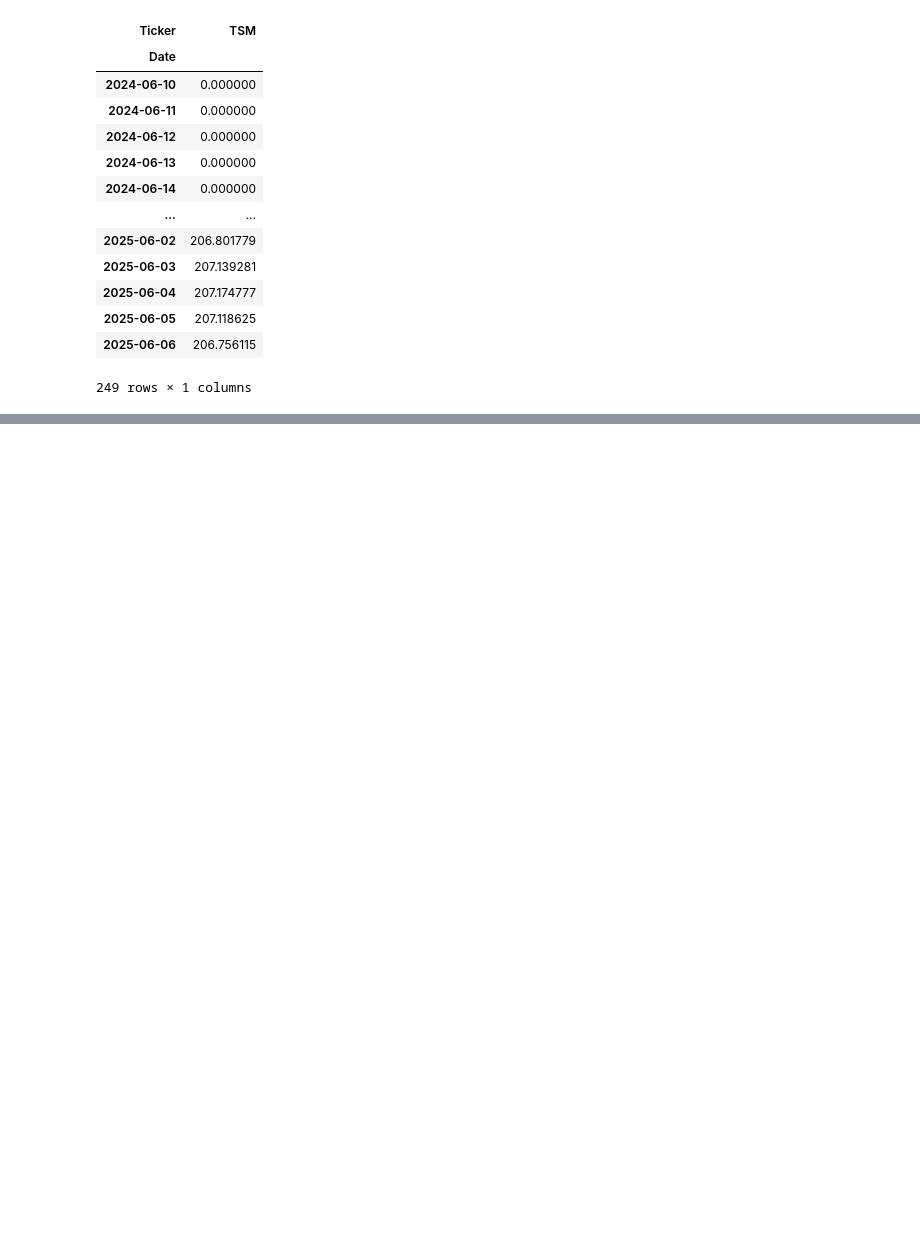
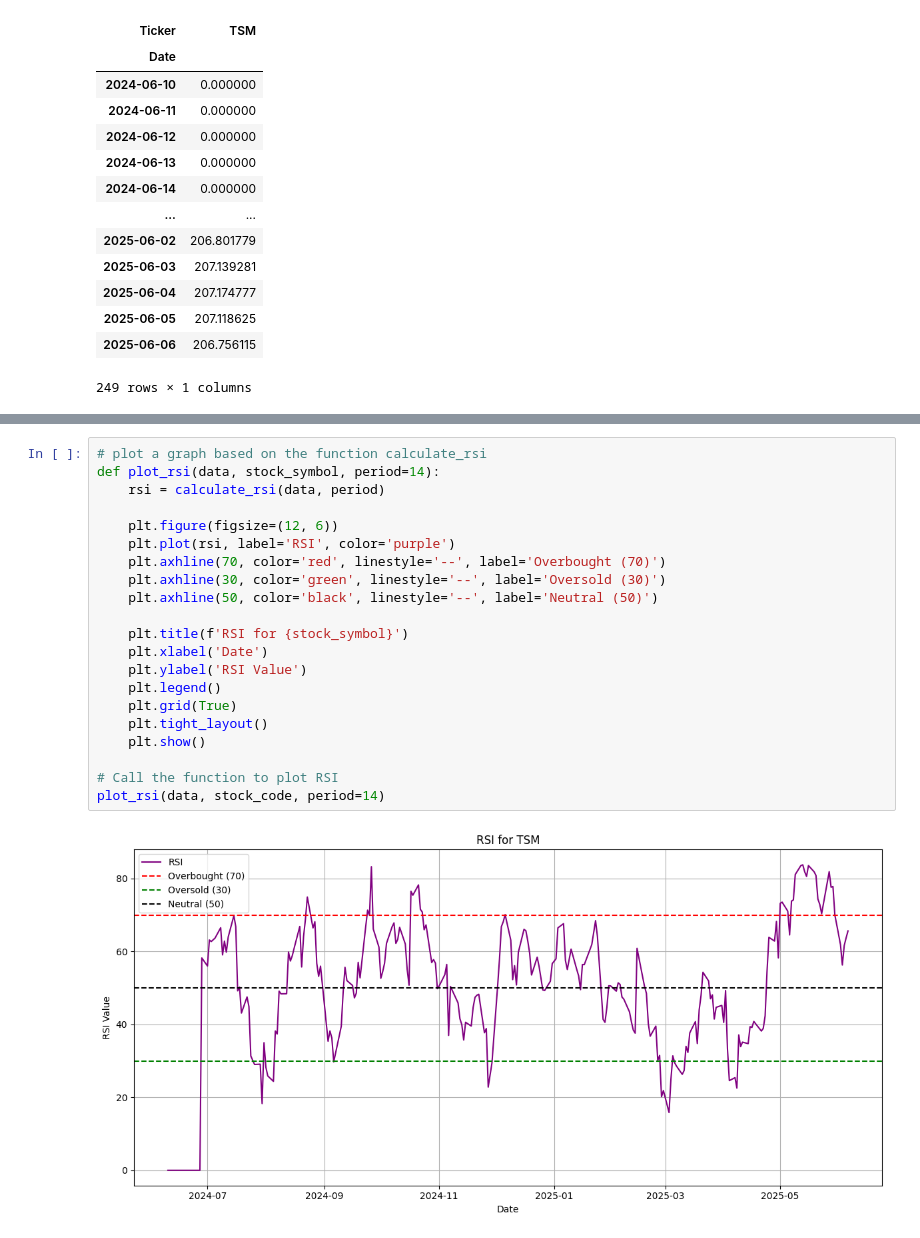
Before and after one commit to cctong-castiel/trading_playground, a Jupyter notebook: test_plotting_finance.ipynb, the cells around one changed output, grey strips where cells are left out. Saved outputs shown, nothing was run; the diff lists cells and outputs as text; blank space fills up the shorter version.

```diff
--- a/test_plotting_finance.ipynb
+++ b/test_plotting_finance.ipynb
@@ -227,0 +461,23 @@ plot_bollinger_bands(data, 'AAPL', period=20, num_std_dev=2)
+# %%
+# plot a graph based on the function calculate_rsi
+def plot_rsi(data, stock_symbol, period=14):
+    rsi = calculate_rsi(data, period)
+
+    plt.figure(figsize=(12, 6))
+    plt.plot(rsi, label='RSI', color='purple')
+    plt.axhline(70, color='red', linestyle='--', label='Overbought (70)')
+    plt.axhline(30, color='green', linestyle='--', label='Oversold (30)')
+    plt.axhline(50, color='black', linestyle='--', label='Neutral (50)')
+
+    plt.title(f'RSI for {stock_symbol}')
+    plt.xlabel('Date')
+    plt.ylabel('RSI Value')
+    plt.legend()
+    plt.grid(True)
+    plt.tight_layout()
+    plt.show()
+
+# Call the function to plot RSI
+plot_rsi(data, stock_code, period=14)
+# %% [output]
+[figure, added]
```
Also changed, not shown: parts of 12 cells of this notebook.
